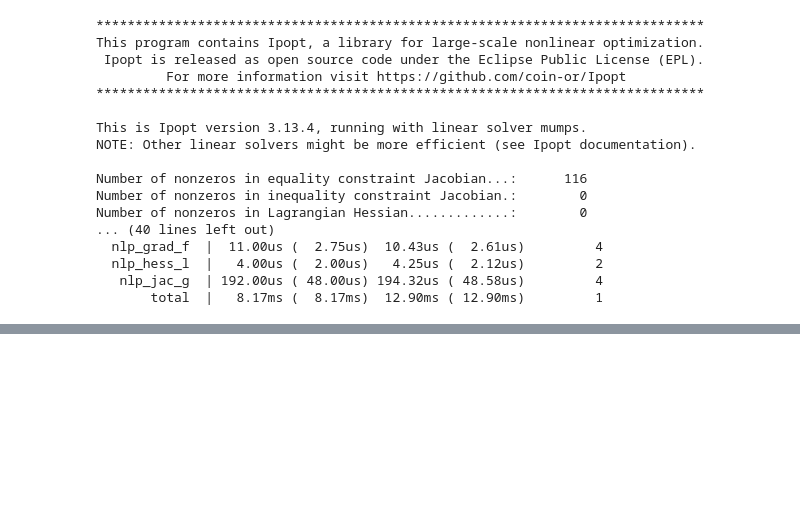
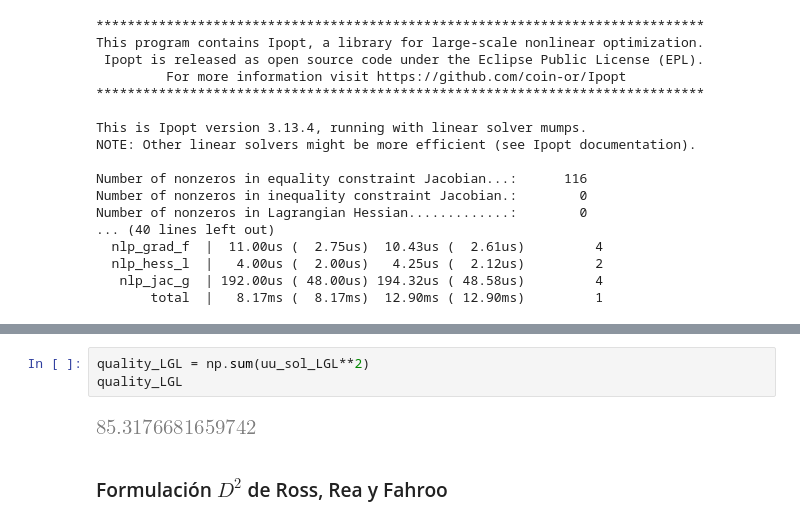
Before and after one commit to AunSiro/Cosejas_IRI, a Jupyter notebook: Casadi/Pseudospectral.ipynb, the cells around one changed output, grey strips where cells are left out. Saved outputs shown, nothing was run; the diff lists cells and outputs as text; blank space fills up the shorter version.

```diff
--- a/Casadi/Pseudospectral.ipynb
+++ b/Casadi/Pseudospectral.ipynb
@@ -368,3 +367,10 @@ plt.legend()
 # %% [output]
 <matplotlib.legend.Legend at 0x...>
 [figure]
+# %%
+quality_LGL = np.sum(uu_sol_LGL**2)
+quality_LGL
+# %% [output]
+[figure, added]
+# %% [markdown]
+### Formulación $D^2$ de Ross, Rea y Fahroo
```
Also changed, not shown: parts of 19 cells of this notebook.
